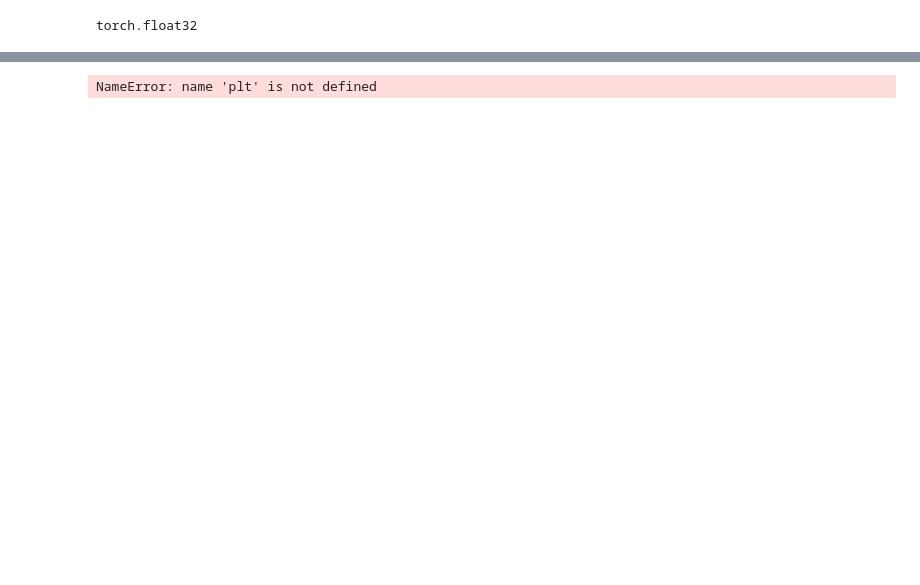
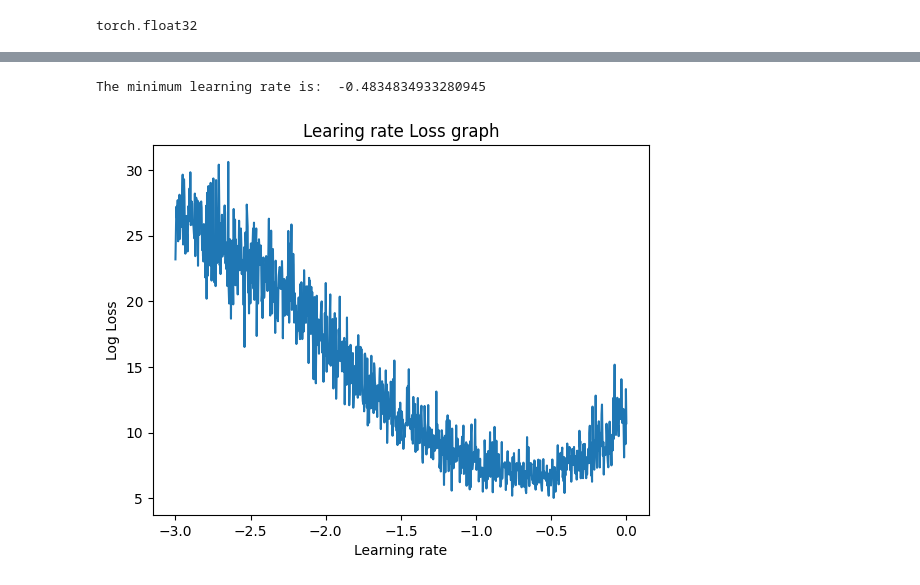
Before and after one commit to amar-jay/karparthy, a Jupyter notebook: makemore/mlp.ipynb, the cells around one changed output, grey strips where cells are left out. Drawn from its saved outputs; the diff is of its cells as text; code cells hidden in the pictures; blank space fills up the shorter version.

Commit message:
learning rate decay. cannot run on pc so using codespace

```diff
--- a/makemore/mlp.ipynb
+++ b/makemore/mlp.ipynb
@@ -167,7 +168,10 @@ loss=19.509521484375 loss2=19.509521484375
 embedding_size = 10
 block_size  = 3 # context length
 mid_w_size = 200 # intermediate weight size
-lre = torch.linspace(-3, 1, 100)
+lr = 0.1 # determined based on graph
+batch_size = 50
+
+lre = torch.linspace(-3, 0, 1000)
 lrs = 10**lre # a range of learning rate
 print(lrs.dtype)
 # %% [output]
@@ -197,22 +200,23 @@ for p in params:
     p.requires_grad = True # autograd should record operations
 # %%
 # BACKPROPAGATION
-# minibatch construct
-# ix = torch.randint(0, X_train.shape[0], (32,))
 
 # print(emb.shape, C[X_train].shape)
-count = 100
+count = 1000
 step_i = []
 lr_i = []
 loss_i = []
 
 for i in range(count):
+    # minibatch construct - for efficiency
+    ix = torch.randint(0, X_train.shape[0], (batch_size,))
+
     # forward pass
-    emb = C[X_train].view(-1, 30)
-    h = torch.tanh(emb.view(-1, block_size * embedding_size) @ W1 + b1) # intermediate layer
+    emb = C[X_train[ix]].view(-1, 30)
+    h = torch.tanh(emb @ W1 + b1) # intermediate layer
     logits = h @ W2 + b2
 
-    loss = F.cross_entropy(logits, Y_train)
+    loss = F.cross_entropy(logits, Y_train[ix])
     print("(", i ,"/", count, ") loss = ", loss.item())
 
     # backward pass
@@ -233,4 +253,18 @@ NameError: name 'C' is not defined
 # %%
-plt.plot(step_i, lr_i)
+y = torch.tensor(loss_i)
+x = torch.log10(torch.tensor(lr_i))
+
+xy_stack = torch.stack((x, y), dim=1)
+min_y_idx = torch.argmin(y)
+min_lr = xy_stack[min_y_idx]
+print("The minimum learning rate is: ", min_lr[0].item())
+
+# graphing
+plt.plot(x.numpy(), y.numpy()) # after determine the optimum learning rate
+plt.xlabel('Learning rate')
+plt.ylabel('Log Loss')
+plt.title('Learing rate Loss graph')
+plt.show()
 # %% [output]
-NameError: name 'plt' is not defined
+The minimum learning rate is:  -0.4834834933280945
+[figure, added]
```
Also changed, not shown: parts of 15 cells of this notebook, 5 other files.
